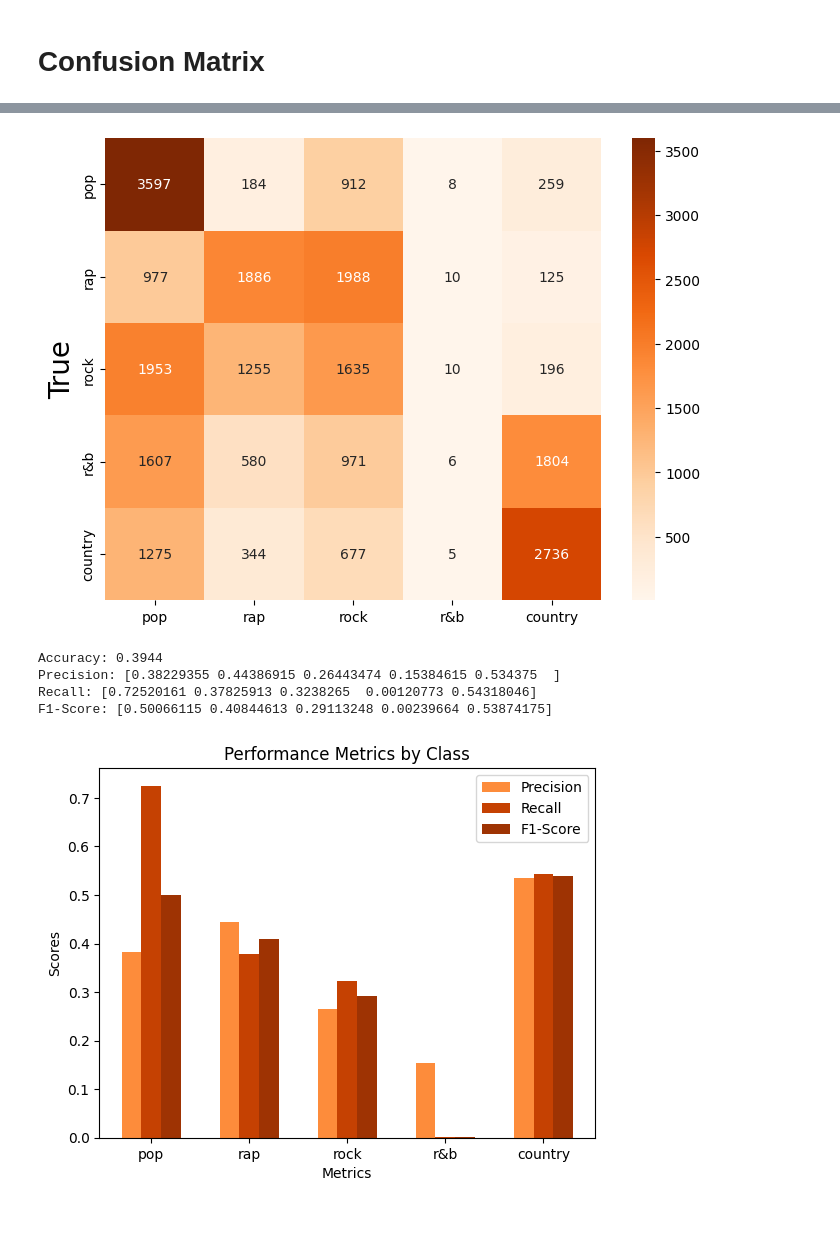
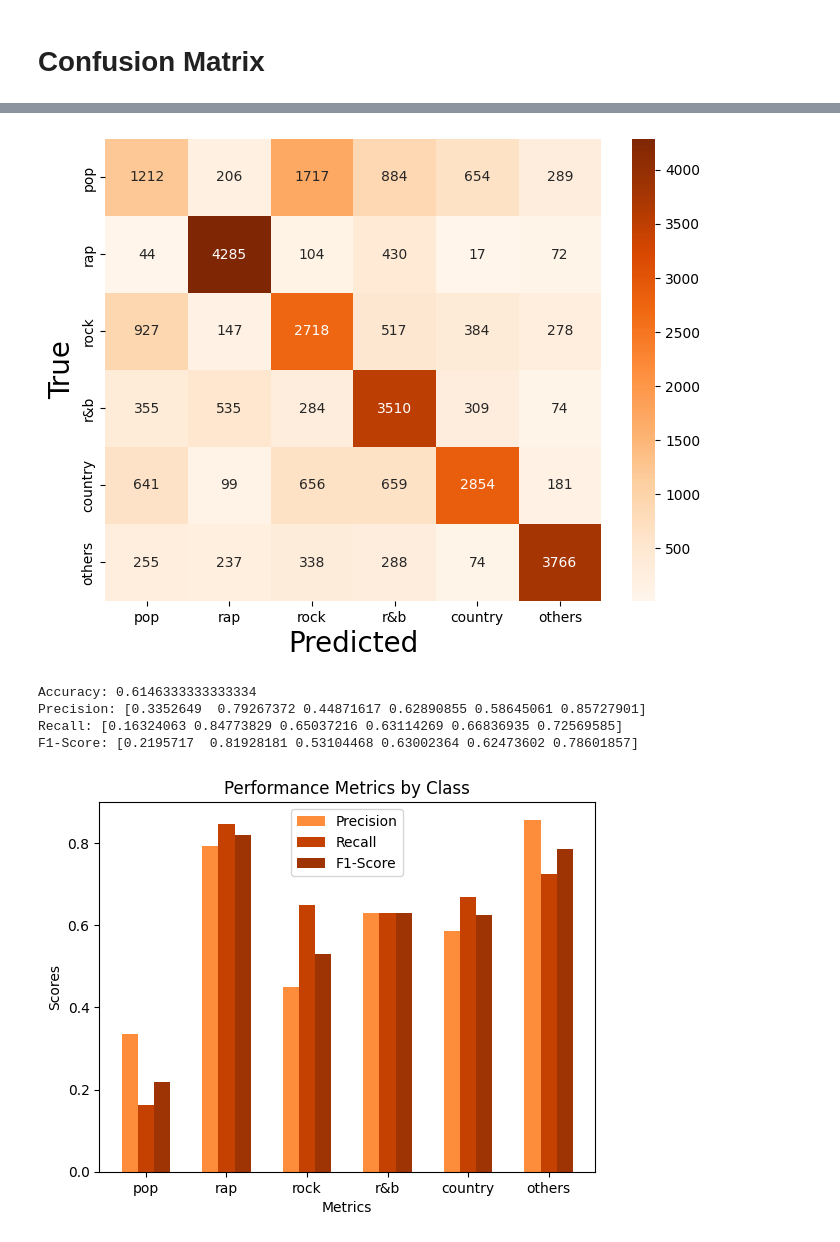
Before and after one commit to Marti2405/Music-Genre-Classification, a Jupyter notebook: NN_model.ipynb, the cells around one changed output, grey strips where cells are left out. Saved outputs shown, nothing was run; the diff lists cells and outputs as text; code cells hidden in the pictures.

Commit message:
added try the model script and model prototype

```diff
--- a/NN_model.ipynb
+++ b/NN_model.ipynb
@@ -17,10 +17,8 @@ def leaky_relu(x):
 input_shape = 300
 output_shape = 6
 model = models.Sequential()
-model.add(layers.Dense(250, activation='relu', input_shape=(300,)))
-model.add(layers.Dense(100, activation='relu'))
-model.add(layers.Dropout(0.3))
-model.add(layers.Dense(100, activation='relu'))
+model.add(layers.Dense(500, activation='tanh', input_shape=(300,)))
+model.add(layers.Dense(250, activation='tanh'))
 model.add(layers.Dropout(0.2))
 model.add(layers.Dense(output_shape, activation='softmax'))
 
@@ -50,15 +48,15 @@ _________________________________________________________________
 # Load Data
 # %%
 X_train = np.load('Data/Vectors/X_train.npy')
-Y_train = np.load('Data/Vectors/Y_train.npy') #[:, :3]
+Y_train = np.load('Data/Vectors/Y_train.npy')[:, [0, 1, 2, 3, 4, 5]]
 X_test = np.load('Data/Vectors/X_test.npy')
-Y_test = np.load('Data/Vectors/Y_test.npy') #[:, :3]
+Y_test = np.load('Data/Vectors/Y_test.npy')[:, [0, 1, 2, 3, 4, 5]]
 X_validation = np.load('Data/Vectors/X_validate.npy')
-Y_validation = np.load('Data/Vectors/Y_validate.npy') #[:, :3]
+Y_validation = np.load('Data/Vectors/Y_validate.npy')[:, [0, 1, 2, 3, 4, 5]]
 # %% [markdown]
 # Train
 # %%
-history = model.fit(X_train, Y_train, epochs=50, batch_size=32, validation_data=(X_validation, Y_validation))
+history = model.fit(X_train, Y_train, epochs=10, batch_size=32, validation_data=(X_validation, Y_validation))
 
 # Plotting the training and validation loss values
 plt.plot(history.history['loss'], label='Training Loss')
@@ -108,16 +112,19 @@ Loss: 1.3241605758666992, Accuracy: 0.3944000005722046
 
 Y_pred = model.predict(X_test)
 
+
 # Convert one-hot encoded vectors back to categorical values
 Y_test_categorical = np.argmax(Y_test, axis=1)
 Y_pred_categorical = np.argmax(Y_pred, axis=1)
+
 
 # Create a confusion matrix
 cm = confusion_matrix(Y_test_categorical, Y_pred_categorical)
 
 # Visualize the confusion matrix using seaborn and matplotlib
 plt.figure(figsize=(8, 6))
-sns.heatmap(cm, annot=True, fmt='d', cmap='Oranges', xticklabels=['pop','rap', 'rock', 'r&b', 'country'], yticklabels=['pop','rap', 'rock', 'r&b', 'country'])
+sns.heatmap(cm, annot=True, fmt='d', cmap='Oranges', xticklabels=['pop','rap', 'rock', 'r&b', 'country' , 'others'], yticklabels=['pop','rap', 'rock', 'r&b', 'country', 'others'])
 plt.ylabel('True', fontsize=20)
+plt.xlabel('Predicted', fontsize=20)
 plt.show()
 # %% [output]
@@ -125,4 +132,4 @@ plt.show()
-[figure, old version]
+[figure, new version]
 # %%
 # Assuming you have predicted values stored in 'Y_pred_categorical' and true labels stored in 'Y_test_categorical'
 
@@ -145,7 +152,7 @@ print(f"F1-Score: {f1}")
 
 
 # Labels for the classes
-classes = ['pop', 'rap', 'rock', 'r&b', 'country']
+classes = ['pop','rap', 'rock', 'r&b', 'country', 'others']
 
 num_colors = 10
 
@@ -173,8 +180,8 @@ ax.legend()
 
 plt.show()
 # %% [output]
-Accuracy: 0.3944
-Precision: [0.38229355 0.44386915 0.26443474 0.15384615 0.534375  ]
-Recall: [0.72520161 0.37825913 0.3238265  0.00120773 0.54318046]
-F1-Score: [0.50066115 0.40844613 0.29113248 0.00239664 0.53874175]
+Accuracy: 0.6146333333333334
+Precision: [0.3352649  0.79267372 0.44871617 0.62890855 0.58645061 0.85727901]
+Recall: [0.16324063 0.84773829 0.65037216 0.63114269 0.66836935 0.72569585]
+F1-Score: [0.2195717  0.81928181 0.53104468 0.63002364 0.62473602 0.78601857]
-[figure, old version]
+[figure, new version]
```
Also changed, not shown: parts of 5 cells of this notebook, 8 other files.
